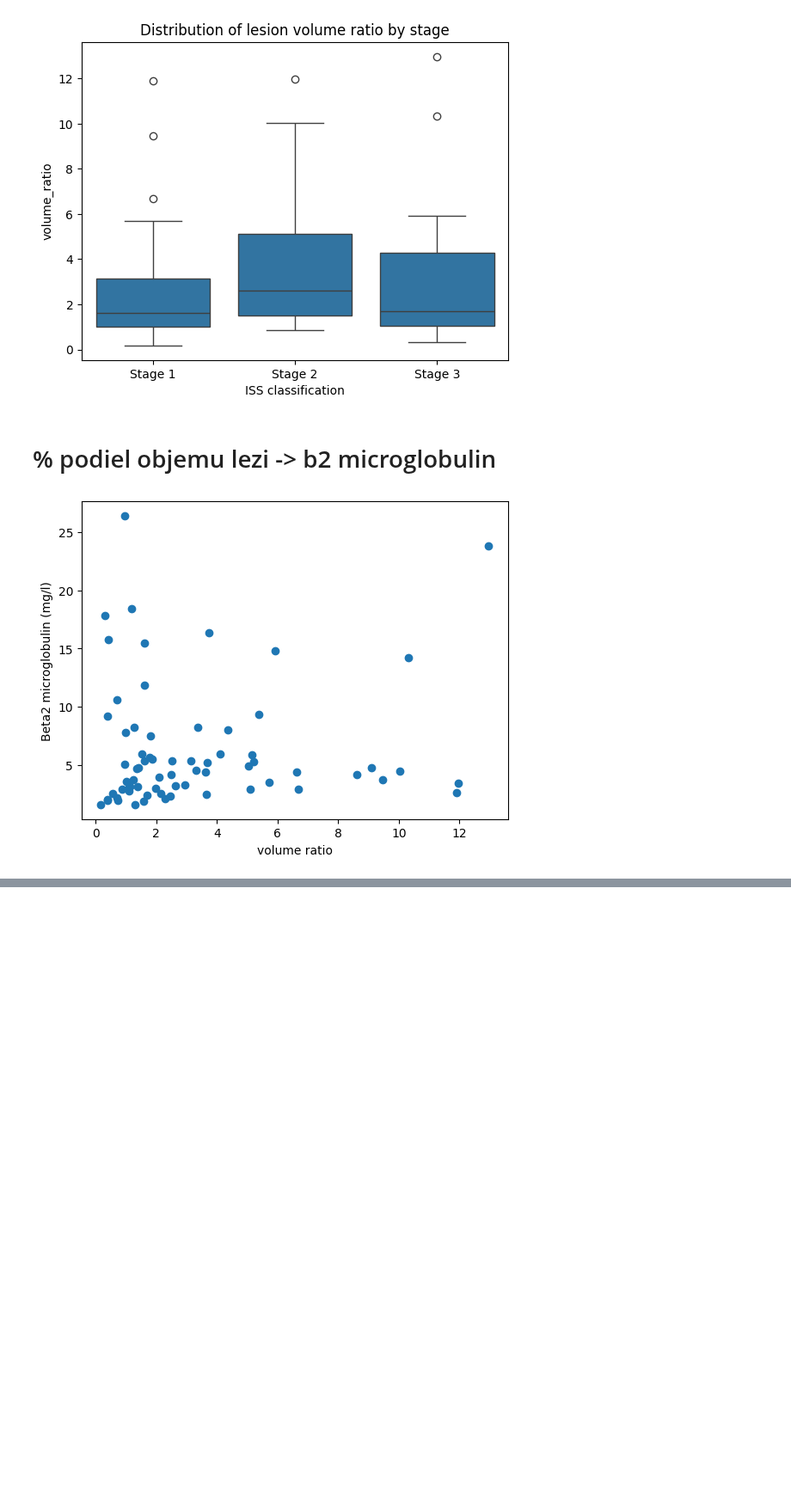
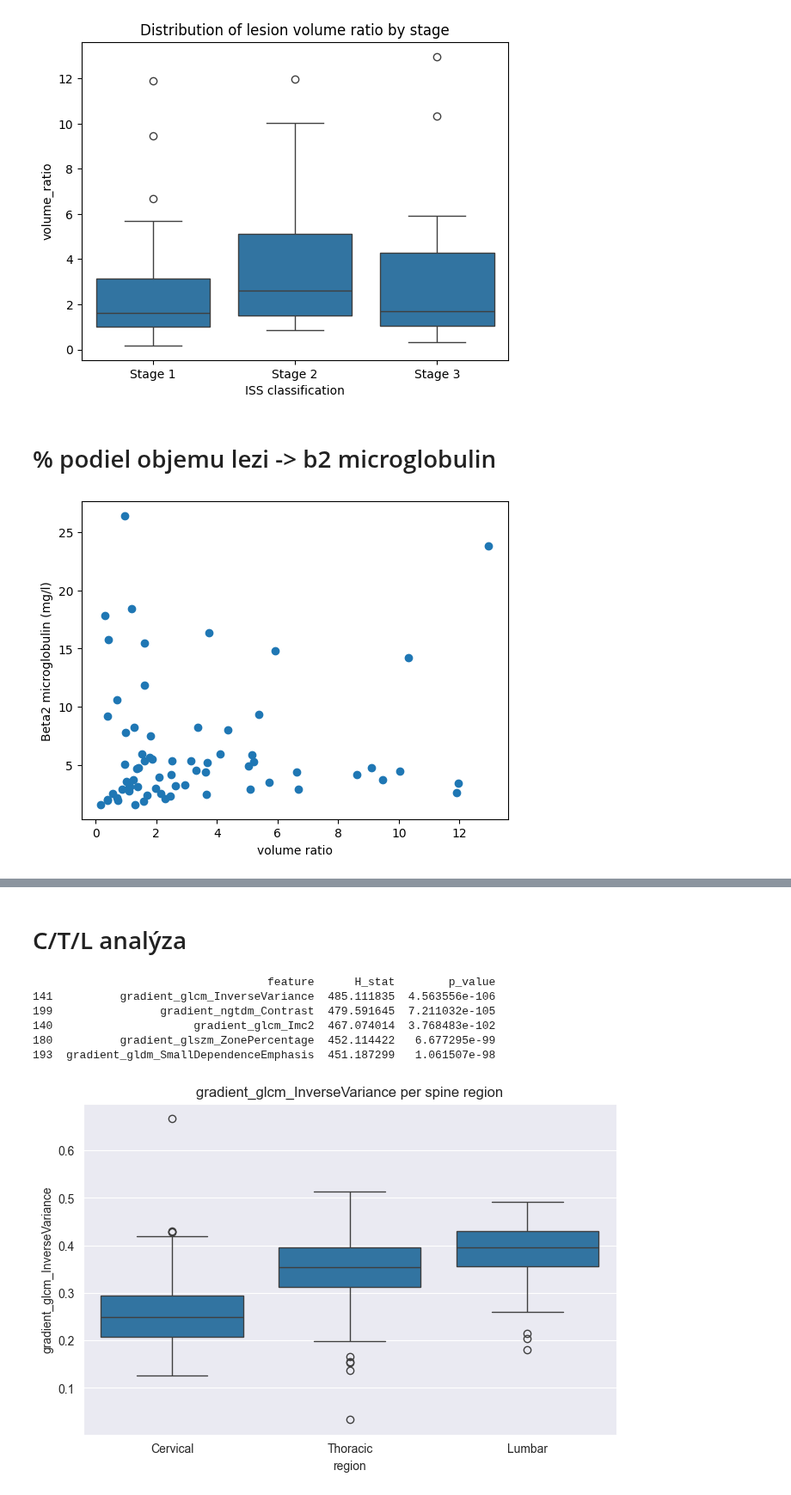
Before and after one commit to lukas1110/Analysis-of-multiple-myelomas-from-dual-CT, a Jupyter notebook: vertebrae_level/lesions_distribution.ipynb, the cells around one changed output, grey strips where cells are left out. Shown at 86% size. Cells and saved outputs as stored; diff of their text form; code cells hidden in the pictures; blank space fills up the shorter version.

```diff
--- a/vertebrae_level/lesions_distribution.ipynb
+++ b/vertebrae_level/lesions_distribution.ipynb
@@ -145,0 +346,71 @@ plt.show()
+# %% [markdown]
+# C/T/L analýza
+# %%
+import os
+import pandas as pd
+import seaborn as sns
+import matplotlib.pyplot as plt
+from scipy.stats import kruskal
+
+# --- 1. Load all lesion CSVs ---
+main_folder = r"E:\DATA_Myelomy"
+lesion_data = []
+
+for folder_name in os.listdir(main_folder):
+    folder_path = os.path.join(main_folder, folder_name)
+    lesion_csv = os.path.join(folder_path, "monoe_40kev_radiomics_lesions_features.csv")
+    if os.path.isfile(lesion_csv):
+        df_l = pd.read_csv(lesion_csv)
+        lesion_data.append(df_l)
+
+# combine all lesion data
+df = pd.concat(lesion_data, ignore_index=True)
+
+# remove S1
+df = df[df['vertebra_name'] != 'S1']
+
+# --- 2. Define vertebra regions (C/T/L) ---
+cervical = [f'C{i}' for i in range(1,8)]
+thoracic = [f'T{i}' for i in range(1,13)]
+lumbar = [f'L{i}' for i in range(1,6)]
+
+def map_region(vertebra):
+    if vertebra in cervical:
+        return 'Cervical'
+    elif vertebra in thoracic:
+        return 'Thoracic'
+    else:
+        return 'Lumbar'
+
+df['region'] = df['vertebra_name'].apply(map_region)
+
+# --- 3. Identify numeric features automatically ---
+non_feature_cols = ['vertebra_name', 'region', 'patient']
+feature_cols = [c for c in df.columns if c not in non_feature_cols and pd.api.types.is_numeric_dtype(df[c])]
+
+# --- 6. Kruskal–Wallis test per feature ---
+kw_results = []
+for f in feature_cols:
+    groups = [df.loc[df['region']==r, f].dropna().values for r in ['Cervical','Thoracic','Lumbar']]
+    H, p = kruskal(*groups)
+    n = df[f].notna().sum()
+    kw_results.append({'feature': f, 'H_stat': H, 'p_value': p})
+
+kw_df = pd.DataFrame(kw_results).sort_values('H_stat', ascending=False)
+print(kw_df.head())
+
+# --- 7. Boxplot example for top feature ---
+top_feature = kw_df.iloc[0]['feature']
+plt.figure(figsize=(8,5))
+sns.boxplot(x='region', y=top_feature, data=df)
+plt.title(f'{top_feature} per spine region')
+plt.ylabel(top_feature)
+plt.show()
+# %% [output]
+                                   feature      H_stat        p_value
+141          gradient_glcm_InverseVariance  485.111835  4.563556e-106
+199                gradient_ngtdm_Contrast  479.591645  7.211032e-105
+140                     gradient_glcm_Imc2  467.074014  3.768483e-102
+180          gradient_glszm_ZonePercentage  452.114422   6.677295e-99
+193  gradient_gldm_SmallDependenceEmphasis  451.187299   1.061507e-98
+[figure, added]
```
Also changed, not shown: parts of 6 cells of this notebook, 1 other file.
